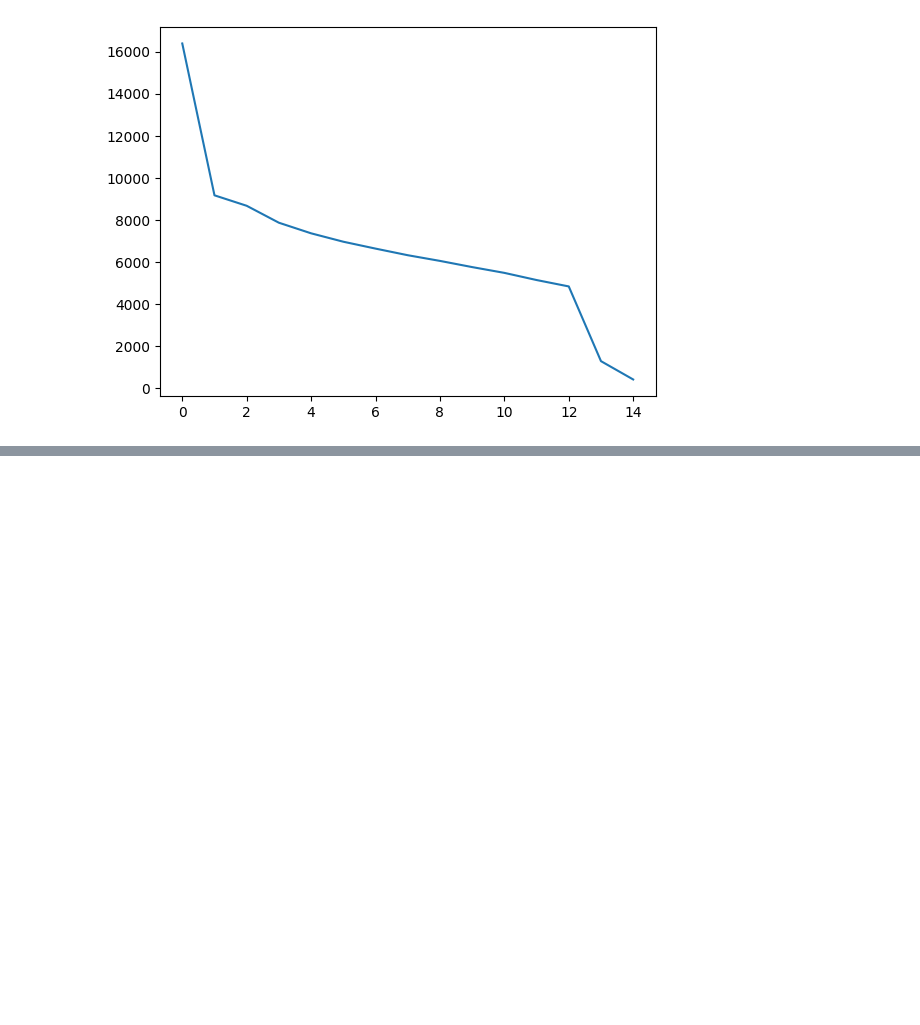
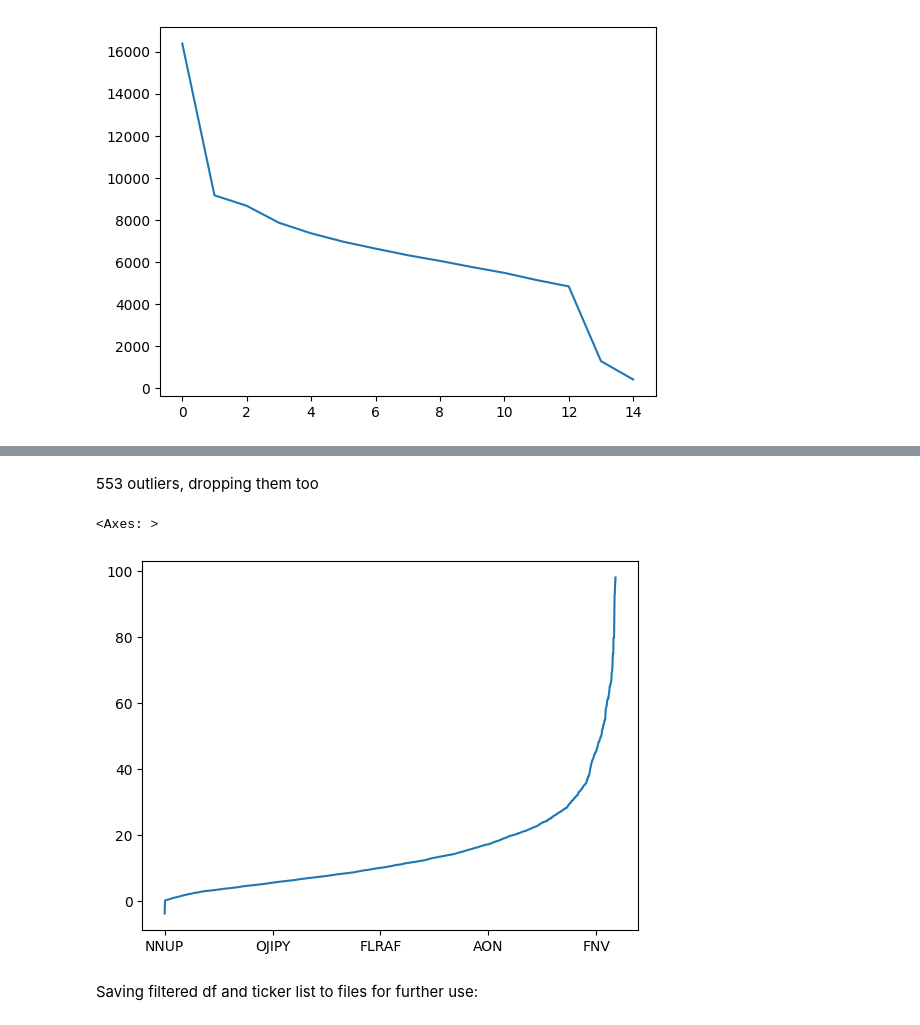
Before and after one commit to aalitvinov/vkrm_code, a Jupyter notebook: vkrm_code/ych_opm_analysis.ipynb, the cells around one changed output, grey strips where cells are left out. Drawn from its saved outputs; the diff is of its cells as text; code cells hidden in the pictures; blank space fills up the shorter version.

```diff
--- a/vkrm_code/ych_opm_analysis.ipynb
+++ b/vkrm_code/ych_opm_analysis.ipynb
@@ -45,0 +77,11 @@ plt.plot(remains)
+# %% [markdown]
+553 outliers, dropping them too
+# %%
+ychopmdf = ychopmdf.loc[:, ~outl_mask]
+# %%
+ychopmdf.mean().sort_values().plot()
+# %% [output]
+<Axes: >
+[figure, added]
+# %% [markdown]
+Saving filtered df and ticker list to files for further use:
```
Also changed, not shown: parts of 11 cells of this notebook, 3 other files.
